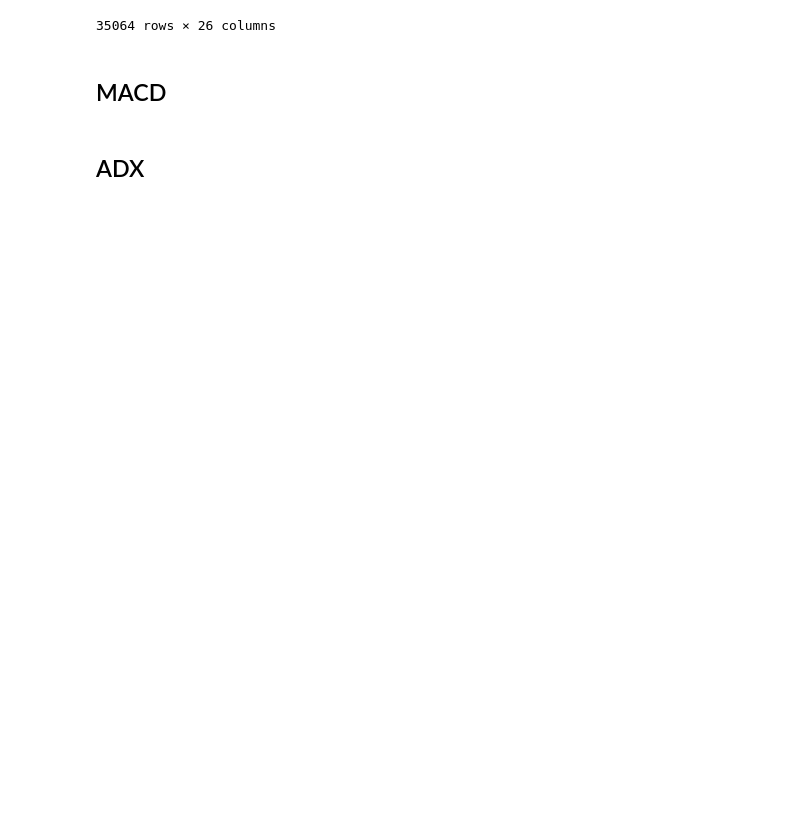
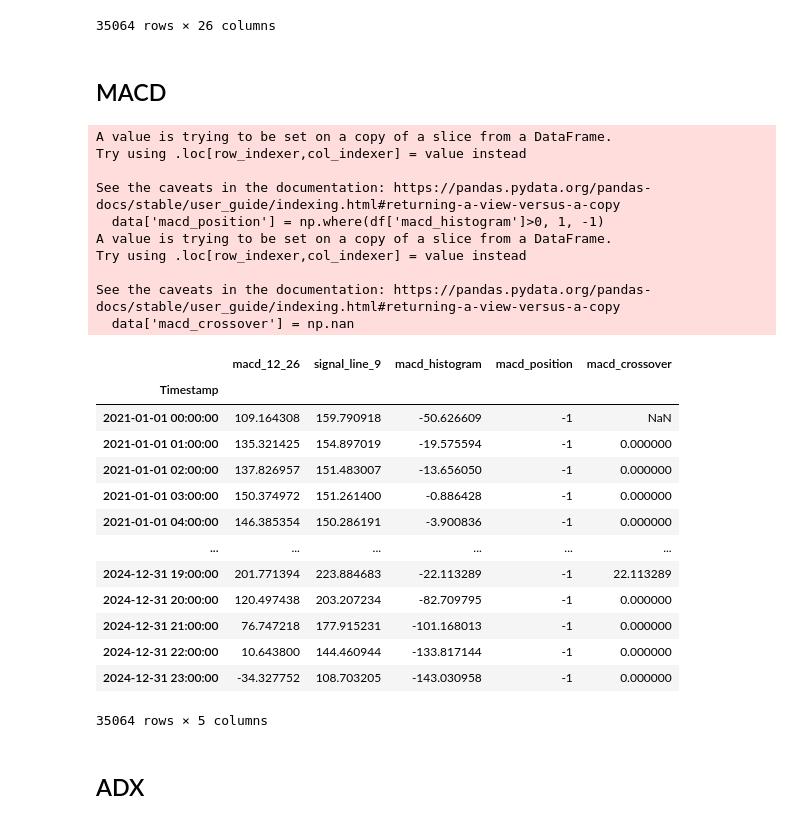
Before and after one commit to alvinku0/Bitcoin-Systematic-Strategies, a Jupyter notebook: technical_indicators/feature_hourly.ipynb, the cells around one changed output. Cells and saved outputs as stored; diff of their text form; code cells hidden in the pictures; blank space fills up the shorter version.

```diff
--- a/technical_indicators/feature_hourly.ipynb
+++ b/technical_indicators/feature_hourly.ipynb
@@ -137,26 +116,51 @@ D[['macd_12_26', 'signal_line_9', 'macd_histogram']].tail()
 # %%
 def macd_features(df):
     data = df[['macd_12_26', 'signal_line_9', 'macd_histogram']]
     data['macd_position'] = np.where(df['macd_histogram']>0, 1, -1)
 
-    data['macd_crossover'] = np.NaN
+    data['macd_crossover'] = np.nan
 
     for i in range(1, len(data)):
         t = data.iloc[i,:].name
         t_1 = data.iloc[i-1,:].name
 
         if data.loc[t,'macd_position'] > 0 and data.loc[t_1, 'macd_position'] < 0:
             data.loc[t,'macd_crossover'] = 1 * data.loc[t,'macd_histogram']
         if data.loc[t,'macd_position'] < 0 and data.loc[t_1, 'macd_position'] > 0:
             data.loc[t,'macd_crossover'] = -1 * data.loc[t,'macd_histogram']
         elif data.loc[t,'macd_position'] == data.loc[t_1, 'macd_position']:
             data.loc[t, 'macd_crossover'] = 0
 
 
 
     return data
 
 macd_features(D)
+# %% [output]
+A value is trying to be set on a copy of a slice from a DataFrame.
+Try using .loc[row_indexer,col_indexer] = value instead
+
+See the caveats in the documentation: https://pandas.pydata.org/pandas-docs/stable/user_guide/indexing.html#returning-a-view-versus-a-copy
+  data['macd_position'] = np.where(df['macd_histogram']>0, 1, -1)
+A value is trying to be set on a copy of a slice from a DataFrame.
+Try using .loc[row_indexer,col_indexer] = value instead
+
+See the caveats in the documentation: https://pandas.pydata.org/pandas-docs/stable/user_guide/indexing.html#returning-a-view-versus-a-copy
+  data['macd_crossover'] = np.nan
+|  | macd_12_26 | signal_line_9 | macd_histogram | macd_position | macd_crossover |
+| Timestamp |  |  |  |  |  |
+| 2021-01-01 00:00:00 | 109.164308 | 159.790918 | -50.626609 | -1 | NaN |
+| 2021-01-01 01:00:00 | 135.321425 | 154.897019 | -19.575594 | -1 | 0.000000 |
+| 2021-01-01 02:00:00 | 137.826957 | 151.483007 | -13.656050 | -1 | 0.000000 |
+| 2021-01-01 03:00:00 | 150.374972 | 151.261400 | -0.886428 | -1 | 0.000000 |
+| 2021-01-01 04:00:00 | 146.385354 | 150.286191 | -3.900836 | -1 | 0.000000 |
+| ... | ... | ... | ... | ... | ... |
+| 2024-12-31 19:00:00 | 201.771394 | 223.884683 | -22.113289 | -1 | 22.113289 |
+| 2024-12-31 20:00:00 | 120.497438 | 203.207234 | -82.709795 | -1 | 0.000000 |
+| 2024-12-31 21:00:00 | 76.747218 | 177.915231 | -101.168013 | -1 | 0.000000 |
+| 2024-12-31 22:00:00 | 10.643800 | 144.460944 | -133.817144 | -1 | 0.000000 |
+| 2024-12-31 23:00:00 | -34.327752 | 108.703205 | -143.030958 | -1 | 0.000000 |
+35064 rows × 5 columns
 # %% [markdown]
 ## ADX
 # %%
```
Also changed, not shown: parts of 8 cells of this notebook, 2 other files.
